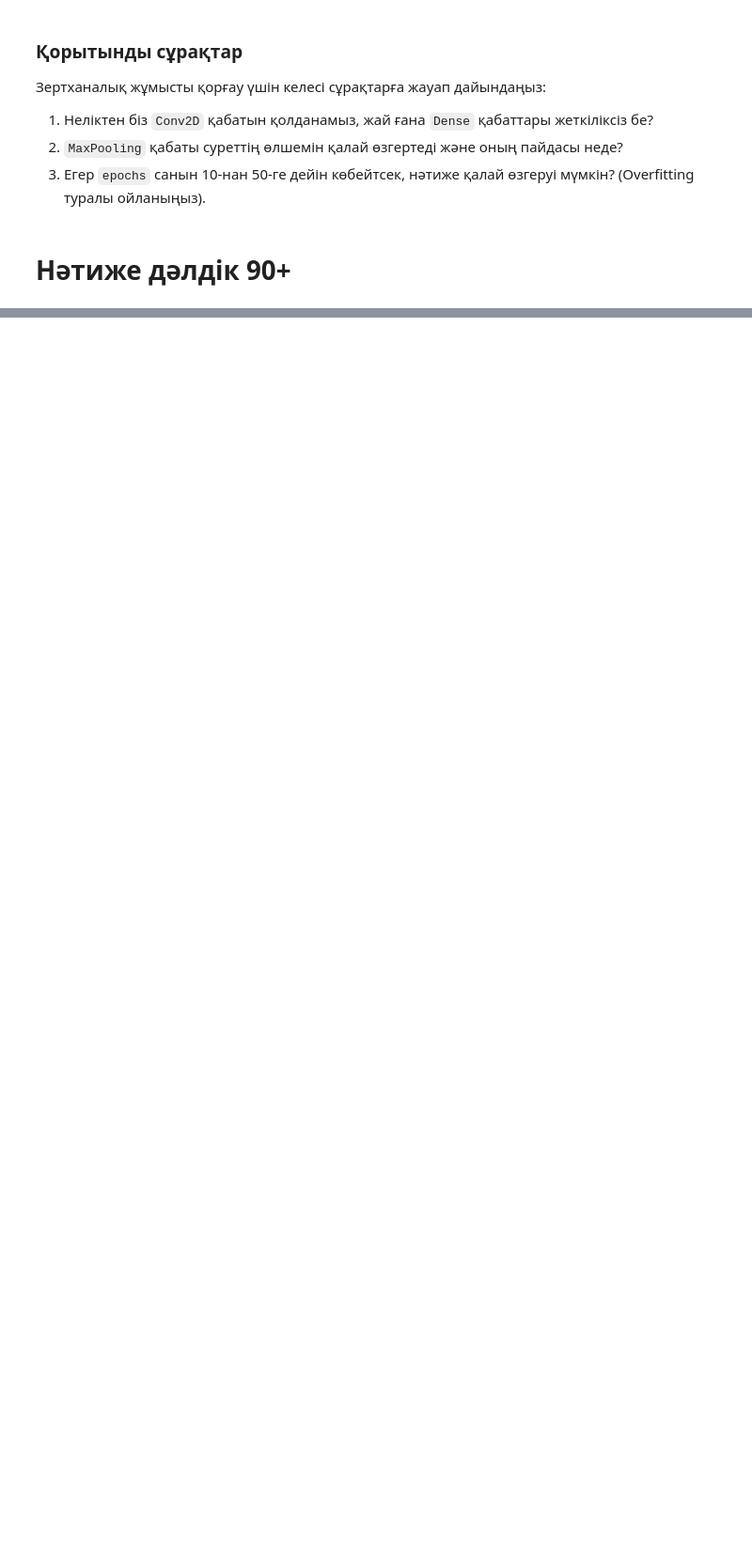
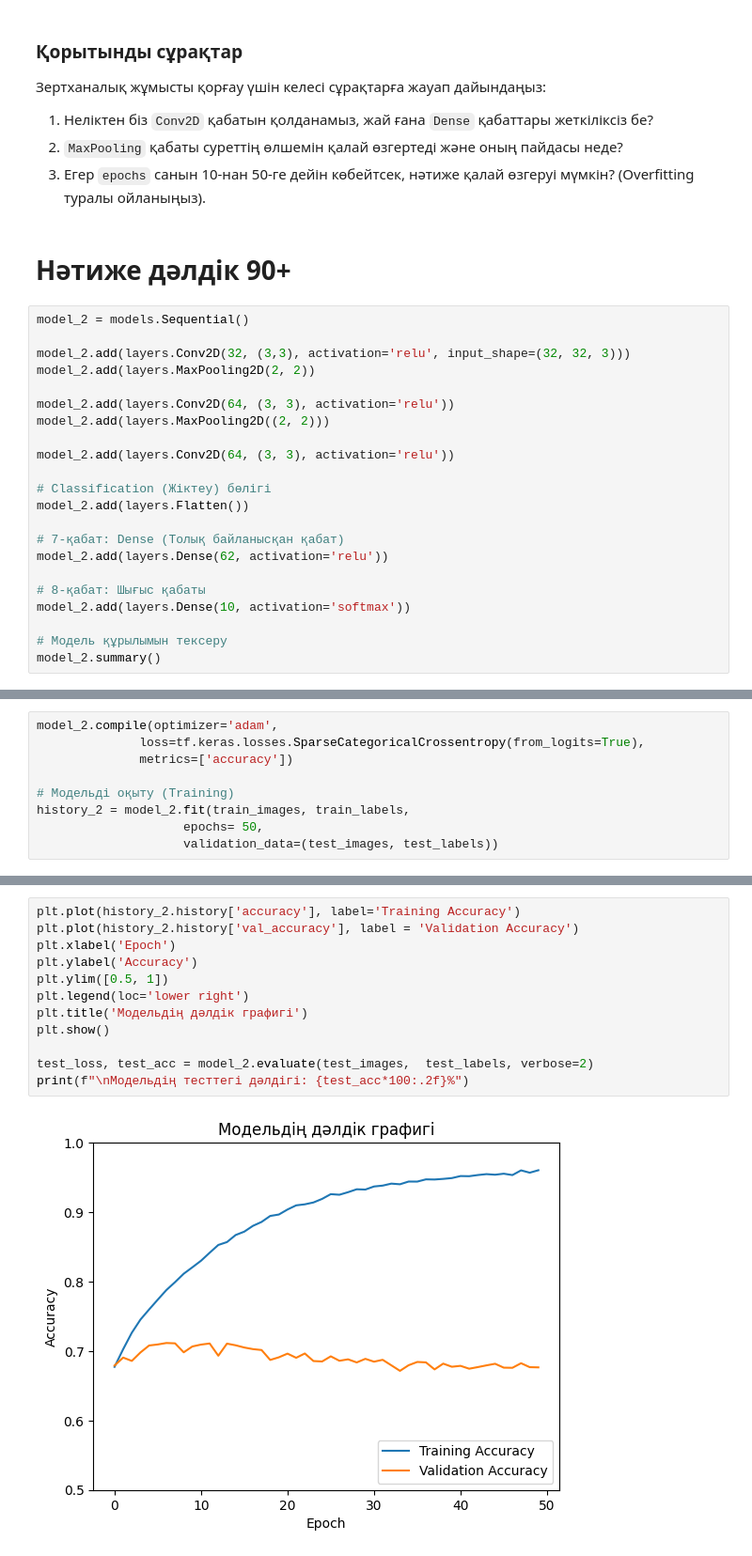
Before and after one commit to ZED-or-ZERO/Notes-on-ML-Courses., a Jupyter notebook: ML Course from ItechResearch/Practice Tasks/СӨЖ_15.ipynb, the cells around one changed output, grey strips where cells are left out. Shown at 94% size. Cells and saved outputs as stored; diff of their text form; blank space fills up the shorter version.

```diff
--- a/ML Course from ItechResearch/Practice Tasks/СӨЖ_15.ipynb
+++ b/ML Course from ItechResearch/Practice Tasks/СӨЖ_15.ipynb
@@ -196,3 +252,25 @@ print(f"Бұл сурет {100 * np.max(score):.2f}% ықтималдықпен
 3. Егер `epochs` санын 10-нан 50-ге дейін көбейтсек, нәтиже қалай өзгеруі мүмкін? (Overfitting туралы ойланыңыз).
 # %% [markdown]
 # Нәтиже дәлдік 90+
+# %%
+model_2 = models.Sequential()
+
+model_2.add(layers.Conv2D(32, (3,3), activation='relu', input_shape=(32, 32, 3)))
+model_2.add(layers.MaxPooling2D(2, 2))
+
+model_2.add(layers.Conv2D(64, (3, 3), activation='relu'))
+model_2.add(layers.MaxPooling2D((2, 2)))
+
+model_2.add(layers.Conv2D(64, (3, 3), activation='relu'))
+
+# Classification (Жіктеу) бөлігі
+model_2.add(layers.Flatten())
+
+# 7-қабат: Dense (Толық байланысқан қабат)
+model_2.add(layers.Dense(62, activation='relu'))
+
+# 8-қабат: Шығыс қабаты
+model_2.add(layers.Dense(10, activation='softmax'))
+
+# Модель құрылымын тексеру
+model_2.summary()
@@ -198,0 +301,9 @@ print(f"Бұл сурет {100 * np.max(score):.2f}% ықтималдықпен
+# %%
+model_2.compile(optimizer='adam',
+              loss=tf.keras.losses.SparseCategoricalCrossentropy(from_logits=True),
+              metrics=['accuracy'])
+
+# Модельді оқыту (Training)
+history_2 = model_2.fit(train_images, train_labels,
+                    epochs= 50,
+                    validation_data=(test_images, test_labels))
@@ -198,0 +329,14 @@ print(f"Бұл сурет {100 * np.max(score):.2f}% ықтималдықпен
+# %%
+plt.plot(history_2.history['accuracy'], label='Training Accuracy')
+plt.plot(history_2.history['val_accuracy'], label = 'Validation Accuracy')
+plt.xlabel('Epoch')
+plt.ylabel('Accuracy')
+plt.ylim([0.5, 1])
+plt.legend(loc='lower right')
+plt.title('Модельдің дәлдік графигі')
+plt.show()
+
+test_loss, test_acc = model_2.evaluate(test_images,  test_labels, verbose=2)
+print(f"\nМодельдің тесттегі дәлдігі: {test_acc*100:.2f}%")
+# %% [output]
+[figure, added]
```
Also changed, not shown: parts of 16 cells of this notebook, 3 other files.
